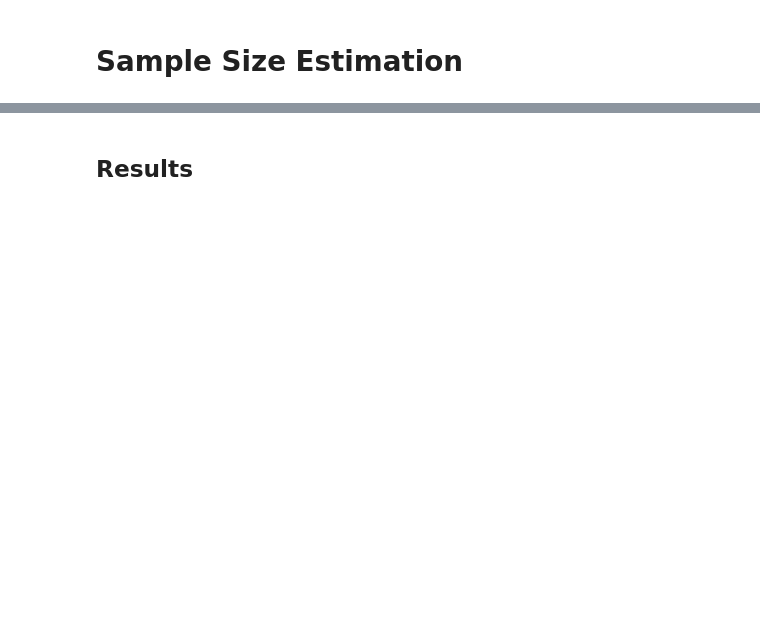
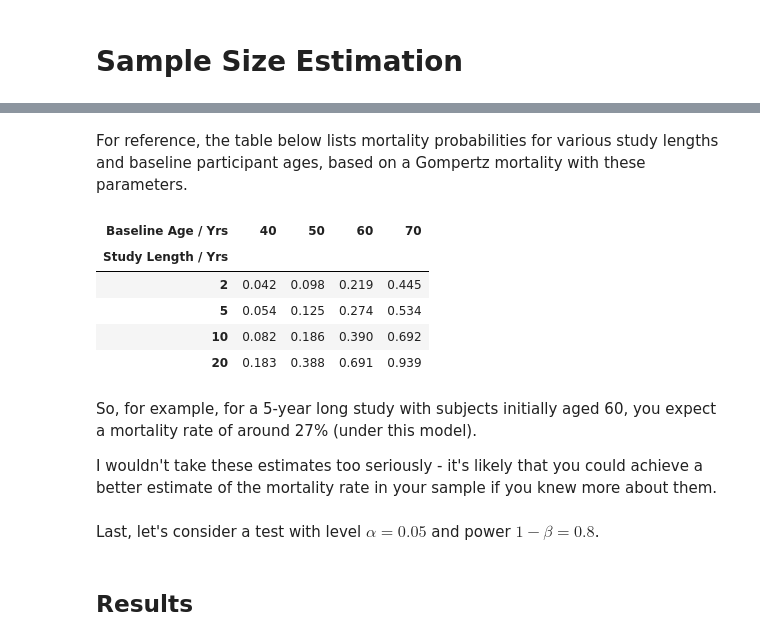
Before and after one commit to chris-mcdo/buy-health-experiment, a Jupyter notebook: sample-size-analysis.ipynb, the cells around one changed output, grey strips where cells are left out. Cells and saved outputs as stored; diff of their text form; code cells hidden in the pictures; blank space fills up the shorter version.

```diff
--- a/sample-size-analysis.ipynb
+++ b/sample-size-analysis.ipynb
@@ -78,0 +79,5 @@ This paper provides many estimates of the parameters $a$ and $b$: [Models for es
+# %%
+def compute_mortality_probability(a, b, v, k):
+    exp = np.exp
+    a_v = a * exp(b * v)
+    return 1 - exp(- a_v / b * (exp(b * k) - 1))
@@ -149,0 +213,2 @@ Results are shown below.
+# %% [markdown]
+For reference, the table below lists mortality probabilities for various study lengths and baseline participant ages, based on a Gompertz mortality with these parameters.
@@ -149,0 +217,23 @@ Results are shown below.
+# %%
+study_lengths_yrs = [2, 5, 10, 20]
+baseline_ages_yrs = [40, 50, 60, 70]
+mortality_probability_data = (
+    pd.DataFrame(index=pd.MultiIndex.from_product([study_lengths_yrs, baseline_ages_yrs], names=["Study Length / Yrs", "Baseline Age / Yrs"]))
+    .reset_index()
+    .assign(p=lambda x: compute_mortality_probability(a=a, b=b, v=x["Study Length / Yrs"], k=x["Baseline Age / Yrs"]))
+    .pivot_table(values="p", index="Study Length / Yrs", columns="Baseline Age / Yrs")
+)
+mortality_probability_data.style.format(precision=3)
+# %% [output]
+| Baseline Age / Yrs | 40 | 50 | 60 | 70 |
+| Study Length / Yrs |  |  |  |  |
+| 2 | 0.042 | 0.098 | 0.219 | 0.445 |
+| 5 | 0.054 | 0.125 | 0.274 | 0.534 |
+| 10 | 0.082 | 0.186 | 0.390 | 0.692 |
+| 20 | 0.183 | 0.388 | 0.691 | 0.939 |
+# %% [markdown]
+So, for example, for a 5-year long study with subjects initially aged 60, you expect a mortality rate of around 27% (under this model).
+
+I wouldn't take these estimates too seriously - it's likely that you could achieve a better estimate of the mortality rate in your sample if you knew more about them.
+# %% [markdown]
+Last, let's consider a test with level $\alpha = 0.05$ and power $1 - \beta = 0.8$.
```
Also changed, not shown: parts of 56 cells of this notebook.
